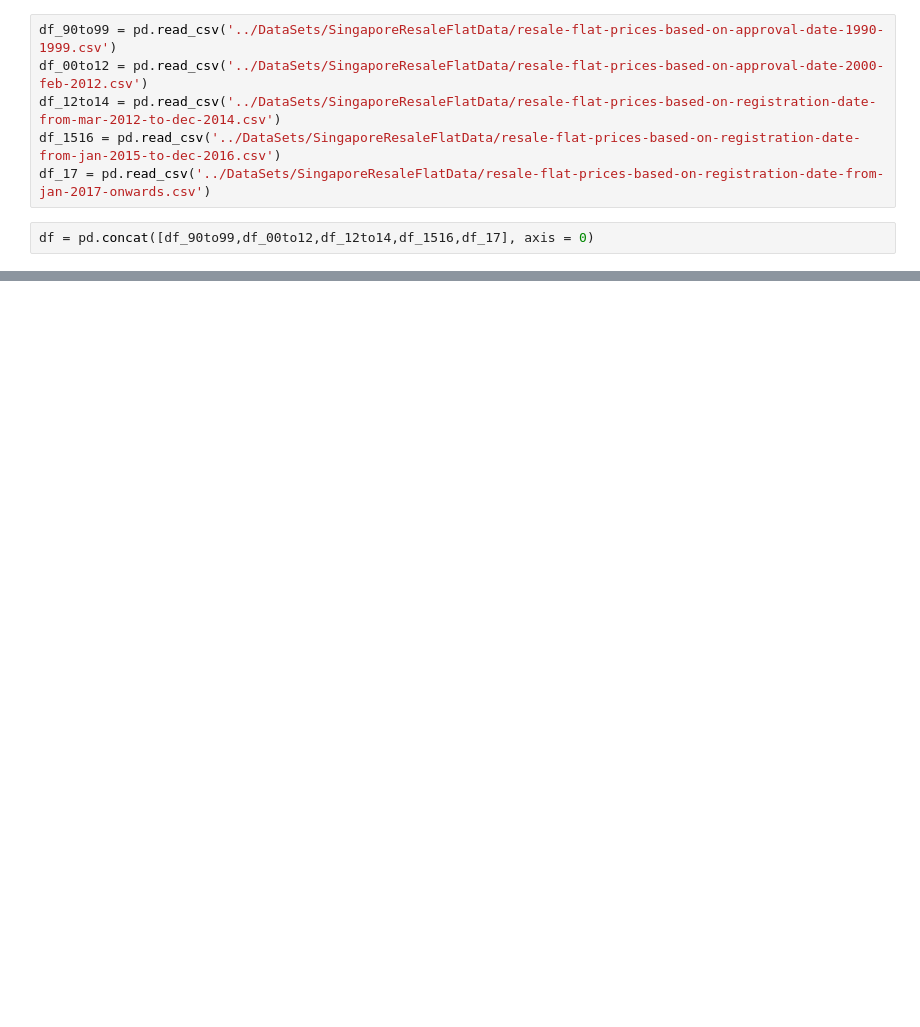
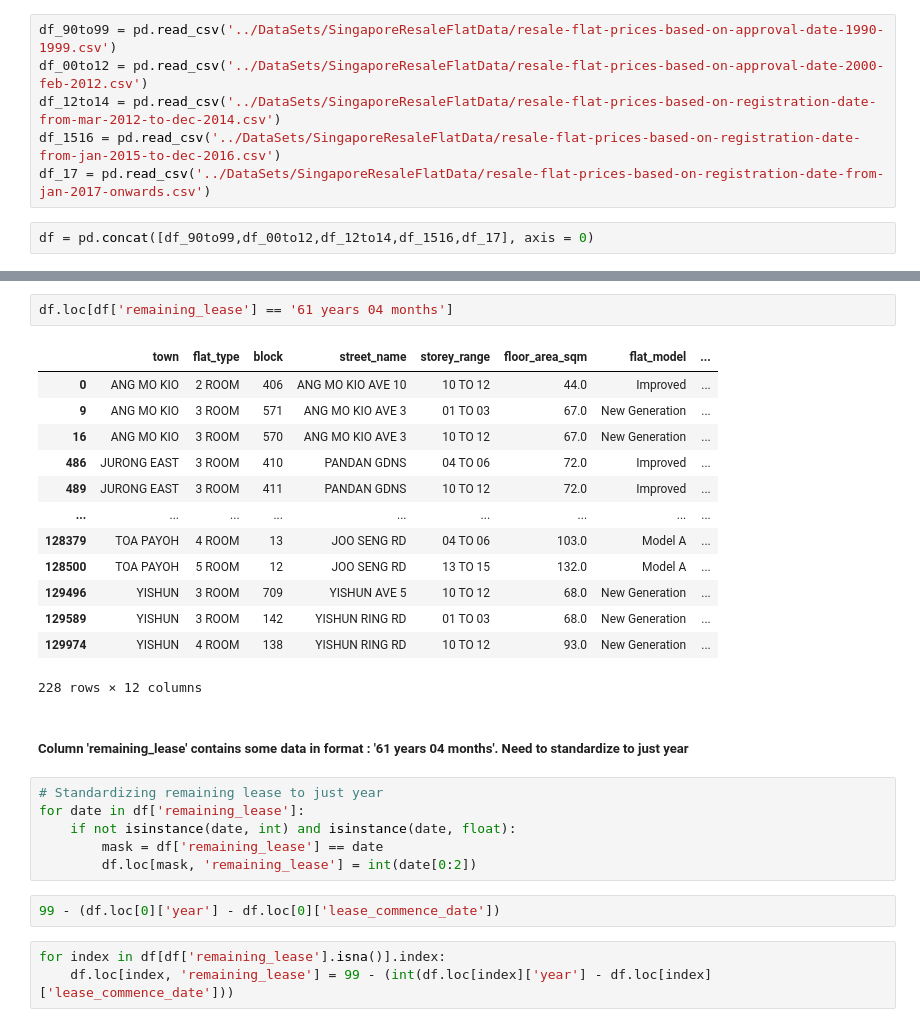
Before and after one commit to LucasLeow/DataScienceProjects, a Jupyter notebook: jupyterNotebooks/SingaporeResaleFlats.ipynb, the cells around one changed output, grey strips where cells are left out. Saved outputs shown, nothing was run; the diff lists cells and outputs as text; blank space fills up the shorter version.

```diff
--- a/jupyterNotebooks/SingaporeResaleFlats.ipynb
+++ b/jupyterNotebooks/SingaporeResaleFlats.ipynb
@@ -18,0 +116,29 @@ df = pd.concat([df_90to99,df_00to12,df_12to14,df_1516,df_17], axis = 0)
+# %%
+df.loc[df['remaining_lease'] == '61 years 04 months']
+# %% [output]
+|  | town | flat_type | block | street_name | storey_range | floor_area_sqm | flat_model | ... |
+| 0 | ANG MO KIO | 2 ROOM | 406 | ANG MO KIO AVE 10 | 10 TO 12 | 44.0 | Improved | ... |
+| 9 | ANG MO KIO | 3 ROOM | 571 | ANG MO KIO AVE 3 | 01 TO 03 | 67.0 | New Generation | ... |
+| 16 | ANG MO KIO | 3 ROOM | 570 | ANG MO KIO AVE 3 | 10 TO 12 | 67.0 | New Generation | ... |
+| 486 | JURONG EAST | 3 ROOM | 410 | PANDAN GDNS | 04 TO 06 | 72.0 | Improved | ... |
+| 489 | JURONG EAST | 3 ROOM | 411 | PANDAN GDNS | 10 TO 12 | 72.0 | Improved | ... |
+| ... | ... | ... | ... | ... | ... | ... | ... | ... |
+| 128379 | TOA PAYOH | 4 ROOM | 13 | JOO SENG RD | 04 TO 06 | 103.0 | Model A | ... |
+| 128500 | TOA PAYOH | 5 ROOM | 12 | JOO SENG RD | 13 TO 15 | 132.0 | Model A | ... |
+| 129496 | YISHUN | 3 ROOM | 709 | YISHUN AVE 5 | 10 TO 12 | 68.0 | New Generation | ... |
+| 129589 | YISHUN | 3 ROOM | 142 | YISHUN RING RD | 01 TO 03 | 68.0 | New Generation | ... |
+| 129974 | YISHUN | 4 ROOM | 138 | YISHUN RING RD | 10 TO 12 | 93.0 | New Generation | ... |
+228 rows × 12 columns
+# %% [markdown]
+##### Column 'remaining_lease' contains some data in format : '61 years 04 months'. Need to standardize to just year
+# %%
+# Standardizing remaining lease to just year
+for date in df['remaining_lease']:
+    if not isinstance(date, int) and isinstance(date, float):
+        mask = df['remaining_lease'] == date
+        df.loc[mask, 'remaining_lease'] = int(date[0:2])
+# %%
+99 - (df.loc[0]['year'] - df.loc[0]['lease_commence_date'])
+# %%
+for index in df[df['remaining_lease'].isna()].index:
+    df.loc[index, 'remaining_lease'] = 99 - (int(df.loc[index]['year'] - df.loc[index]['lease_commence_date']))
```
Also changed, not shown: parts of 15 cells of this notebook, 4 other files.
